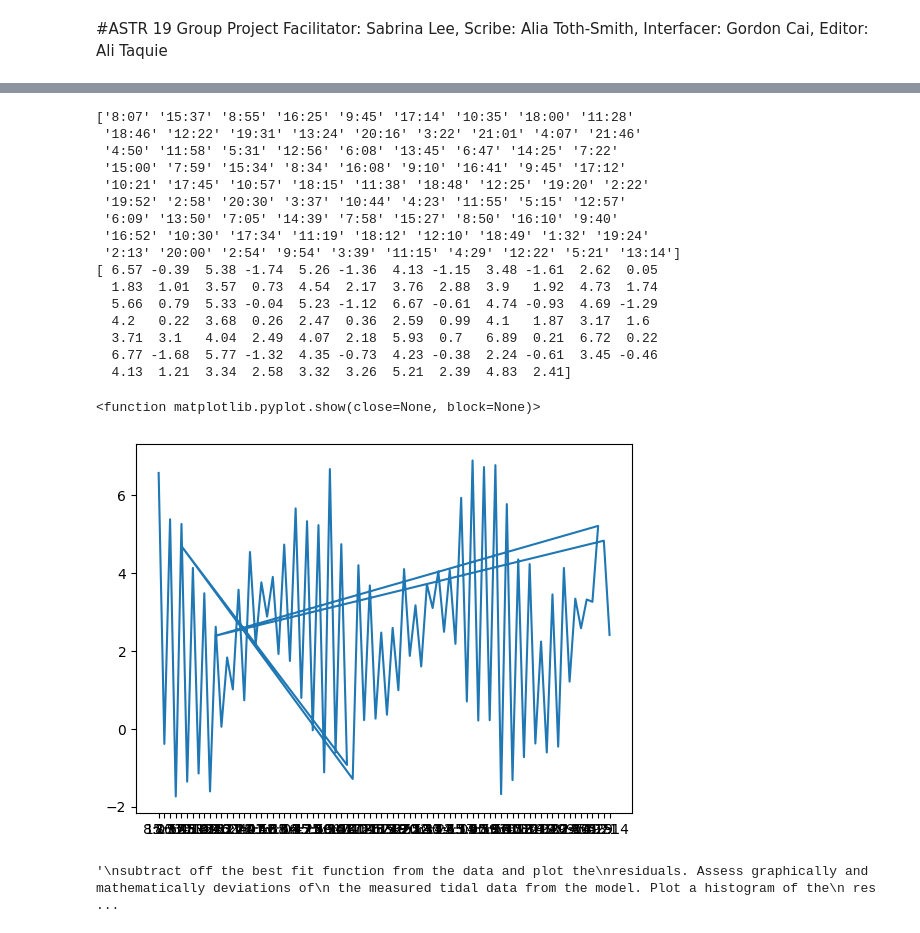
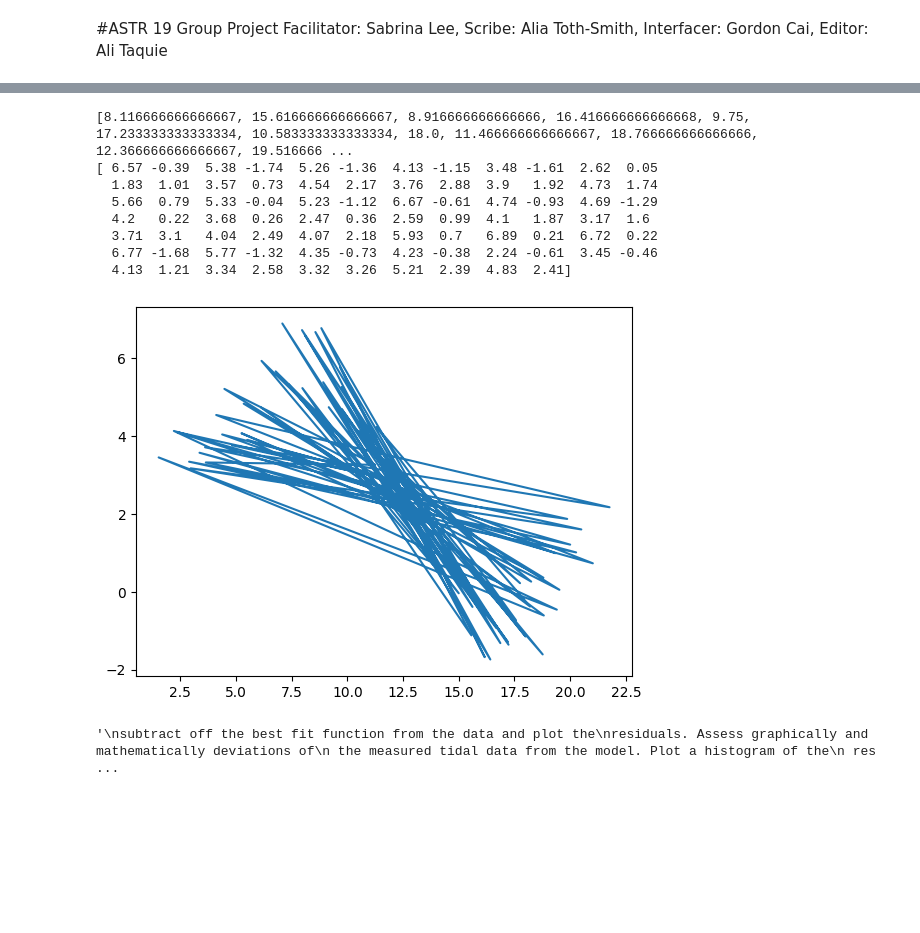
Before and after one commit to atothsmi/astr19-group-project, a Jupyter notebook: ASTR_19_Group_Project_2024.ipynb, the cells around one changed output, grey strips where cells are left out. Cells and saved outputs as stored; diff of their text form; code cells hidden in the pictures; blank space fills up the shorter version.

Commit message:
Attempt to Fit Curve to Data

```diff
--- a/ASTR_19_Group_Project_2024.ipynb
+++ b/ASTR_19_Group_Project_2024.ipynb
@@ -11,7 +17,6 @@ from scipy.optimize import curve_fit
 # %%
 # Define the data
-data = """
-1 8:07 6.57
+data = """1 8:07 6.57
 1 15:37 -0.39
 2 8:55 5.38
 2 16:25 -1.74
@@ -92,8 +97,7 @@ data = """
 40 4:29 5.21
 40 12:22 2.39
 41 5:21 4.83
-41 13:14 2.41
-"""
+41 13:14 2.41"""
 # %%
 '''
 define an oscillatory function in Python to describe
@@ -107,0 +112,10 @@ def oscillatory_function(t, A, B, omega, phi):
+# %%
+# Split the data and convert to DataFrame
+data = [line.split() for line in data.split('\n')]
+
+df = pd.DataFrame(data, columns=['Day', 'Time', 'Height'])
+df['Day'] = pd.to_numeric(df['Day'])
+df['Time'] = pd.to_datetime(df['Time'], format='%H:%M').dt.hour + pd.to_datetime(df['Time'], format='%H:%M').dt.minute / 60
+df['Height'] = pd.to_numeric(df['Height'])
+
+print(df['Time'])
@@ -108,41 +151,34 @@ def oscillatory_function(t, A, B, omega, phi):
 # %%
 '''1
 Using the scipy library, fit the oscillatory function to the
 data assuming the root mean squared experimental error on the
  height of the tide is 0.25 ft
 '''
 
 def minutes_to_hours(time_str):
     hours, minutes = map(int, time_str.split(':'))
     time = hours + (minutes / 60)
 
+    return time
+
 _, times, heights = np.loadtxt('ASTR19_F23_group_project_data.txt', dtype=
                [('day', 'i'), ('time', 'U5'), ('value', float)], skiprows=3, unpack=True)
 
-
-plt.plot(times,heights)
-print(times)
+times_adj = [minutes_to_hours(time) for time in times]
+plt.plot(times_adj,heights)
+print(times_adj)
 print(heights)
-plt.show
+plt.show()
 # %% [output]
-['8:07' '15:37' '8:55' '16:25' '9:45' '17:14' '10:35' '18:00' '11:28'
- '18:46' '12:22' '19:31' '13:24' '20:16' '3:22' '21:01' '4:07' '21:46'
- '4:50' '11:58' '5:31' '12:56' '6:08' '13:45' '6:47' '14:25' '7:22'
- '15:00' '7:59' '15:34' '8:34' '16:08' '9:10' '16:41' '9:45' '17:12'
- '10:21' '17:45' '10:57' '18:15' '11:38' '18:48' '12:25' '19:20' '2:22'
- '19:52' '2:58' '20:30' '3:37' '10:44' '4:23' '11:55' '5:15' '12:57'
- '6:09' '13:50' '7:05' '14:39' '7:58' '15:27' '8:50' '16:10' '9:40'
- '16:52' '10:30' '17:34' '11:19' '18:12' '12:10' '18:49' '1:32' '19:24'
- '2:13' '20:00' '2:54' '9:54' '3:39' '11:15' '4:29' '12:22' '5:21' '13:14']
+[8.116666666666667, 15.616666666666667, 8.916666666666666, 16.416666666666668, 9.75, 17.233333333333334, 10.583333333333334, 18.0, 11.466666666666667, 18.766666666666666, 12.366666666666667, 19.516666 ...
 [ 6.57 -0.39  5.38 -1.74  5.26 -1.36  4.13 -1.15  3.48 -1.61  2.62  0.05
   1.83  1.01  3.57  0.73  4.54  2.17  3.76  2.88  3.9   1.92  4.73  1.74
   5.66  0.79  5.33 -0.04  5.23 -1.12  6.67 -0.61  4.74 -0.93  4.69 -1.29
   4.2   0.22  3.68  0.26  2.47  0.36  2.59  0.99  4.1   1.87  3.17  1.6
   3.71  3.1   4.04  2.49  4.07  2.18  5.93  0.7   6.89  0.21  6.72  0.22
   6.77 -1.68  5.77 -1.32  4.35 -0.73  4.23 -0.38  2.24 -0.61  3.45 -0.46
   4.13  1.21  3.34  2.58  3.32  3.26  5.21  2.39  4.83  2.41]
-<function matplotlib.pyplot.show(close=None, block=None)>
-[figure, old version]
+[figure, new version]
 # %%
 '''
 subtract off the best fit function from the data and plot the
```
Also changed, not shown: parts of 5 cells of this notebook, 2 other files.
